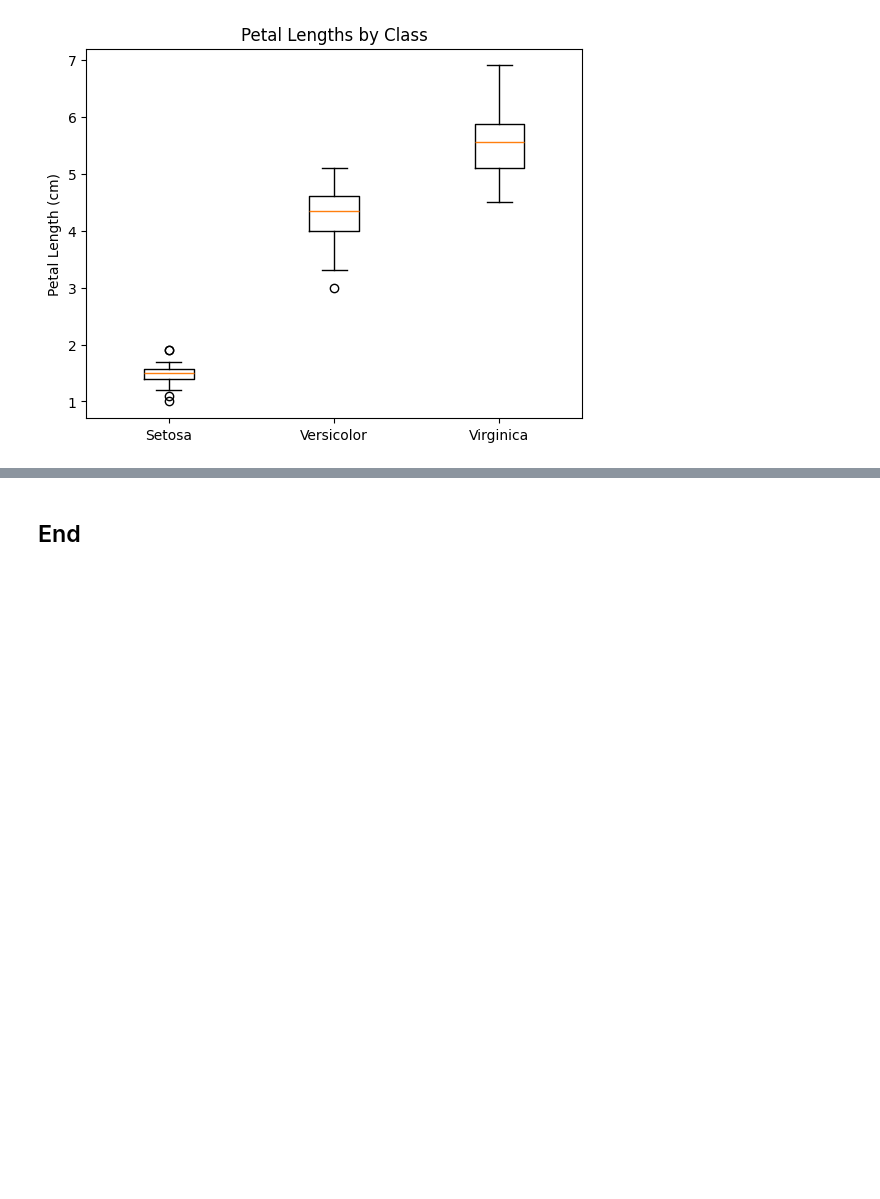
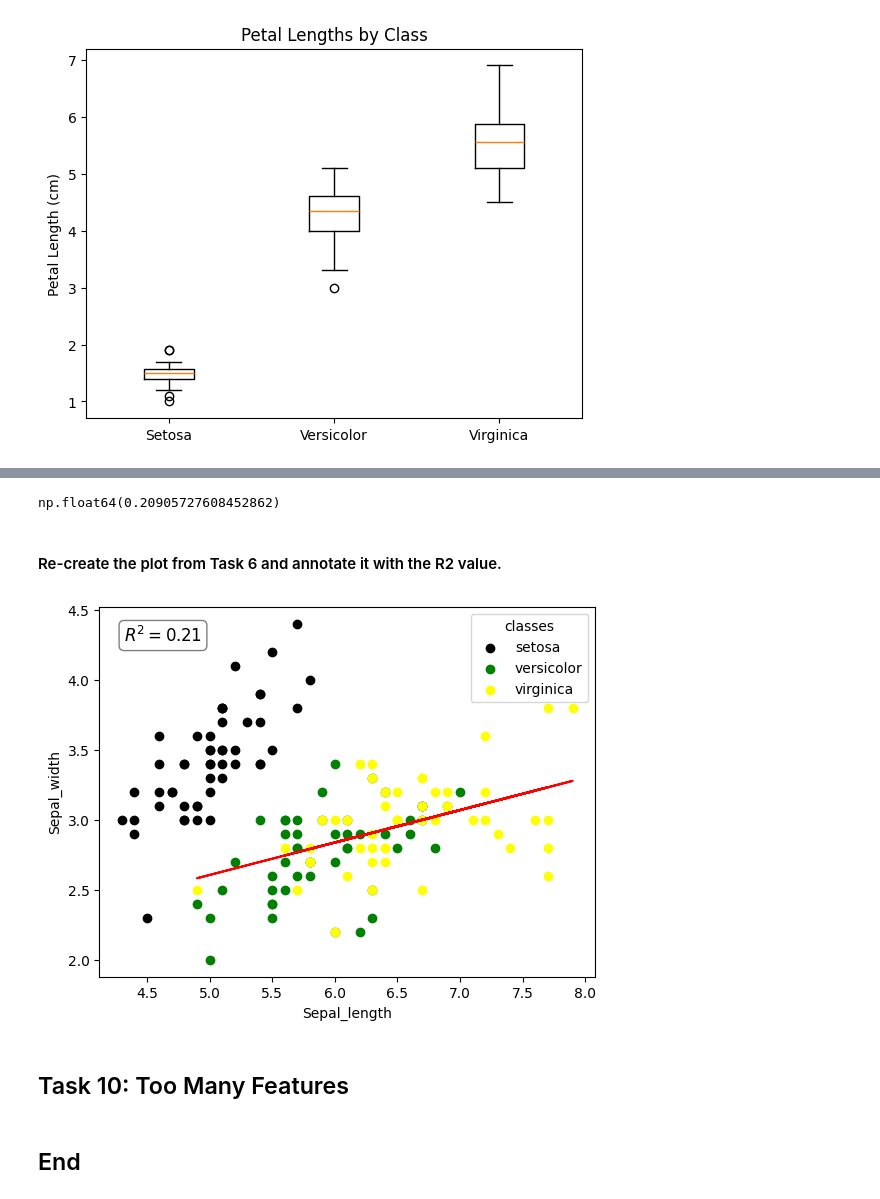
Before and after one commit to HewaOrang/principles_of_data_analytics, a Jupyter notebook: tasks.ipynb, the cells around one changed output, grey strips where cells are left out. Drawn from its saved outputs; the diff is of its cells as text; code cells hidden in the pictures; blank space fills up the shorter version.

```diff
--- a/tasks.ipynb
+++ b/tasks.ipynb
@@ -283,2 +335,74 @@ Text(0, 0.5, 'Petal Length (cm)')
+# %%
+# Use scipy to fit a line.
+fit = sp.stats.linregress(subset['sepal length (cm)'], subset['sepal width (cm)'])
+# fit slope
+fit.slope
+# fit intercept
+fit.intercept
+# R value
+fit.rvalue
+# R^2 value
+fit.rvalue**2
+# %% [output]
+np.float64(0.20905727608452862)
+# %% [markdown]
+#### Re-create the plot from Task 6 and annotate it with the R2 value.
+# %%
+# The below is taken from this reference: https://chatgpt.com/share/6800af18-dda8-8006-8b67-cb49136ecbee
+df = pd.DataFrame(data.data, columns=data.feature_names)
+df['target'] = data.target
+
+# Create a figure and an axis.
+fig, ax = plt.subplots()
+
+# Scatter plot.
+# https://matplotlib.org/stable/api/markers_api.html#module-matplotlib.markers
+
+for target, color, label in zip([0, 1, 2], ['black', 'green', 'yellow'], data.target_names):
+    subset = df[df['target'] == target]
+    ax.scatter(subset['sepal length (cm)'], subset['sepal width (cm)'],
+               c=color, label=label, marker='o')
+
+
+# Labels.
+ax.set_xlabel('Sepal_length')
+ax.set_ylabel('Sepal_width')
+
+ax.legend( title='classes')
+
+# Below uses numpy.polyfit to add a regression line to the scatter plot from Task 5 above.
+
+# x=df['sepal_length']
+# y=df['sepal_width']
+
+
+x=subset['sepal length (cm)']
+y=subset['sepal width (cm)']
+
+# ax.scatter(x, y)
+m, c = np.polyfit(x, y, 1)
+
+ax.plot(x, m * x + c, color='red');
+
+# Use scipy to fit a line.
+fit = sp.stats.linregress(subset['sepal length (cm)'], subset['sepal width (cm)'])
+# fit slope
+fit.slope
+# fit intercept
+fit.intercept
+# R value
+fit.rvalue
+# R^2 value
+r_squared=fit.rvalue**2
+
+
+ax.text(0.05, 0.95, f"$R^2 = {r_squared:.2f}$", transform=ax.transAxes,
+        fontsize=12, verticalalignment='top', bbox=dict(boxstyle="round", facecolor="white", alpha=0.5))
+
+plt.show()
+# %% [output]
+[figure, added]
+# %% [markdown]
+## Task 10: Too Many Features
 # %% [markdown]
 ## End
```
Also changed, not shown: parts of 7 cells of this notebook, 2 other files.
